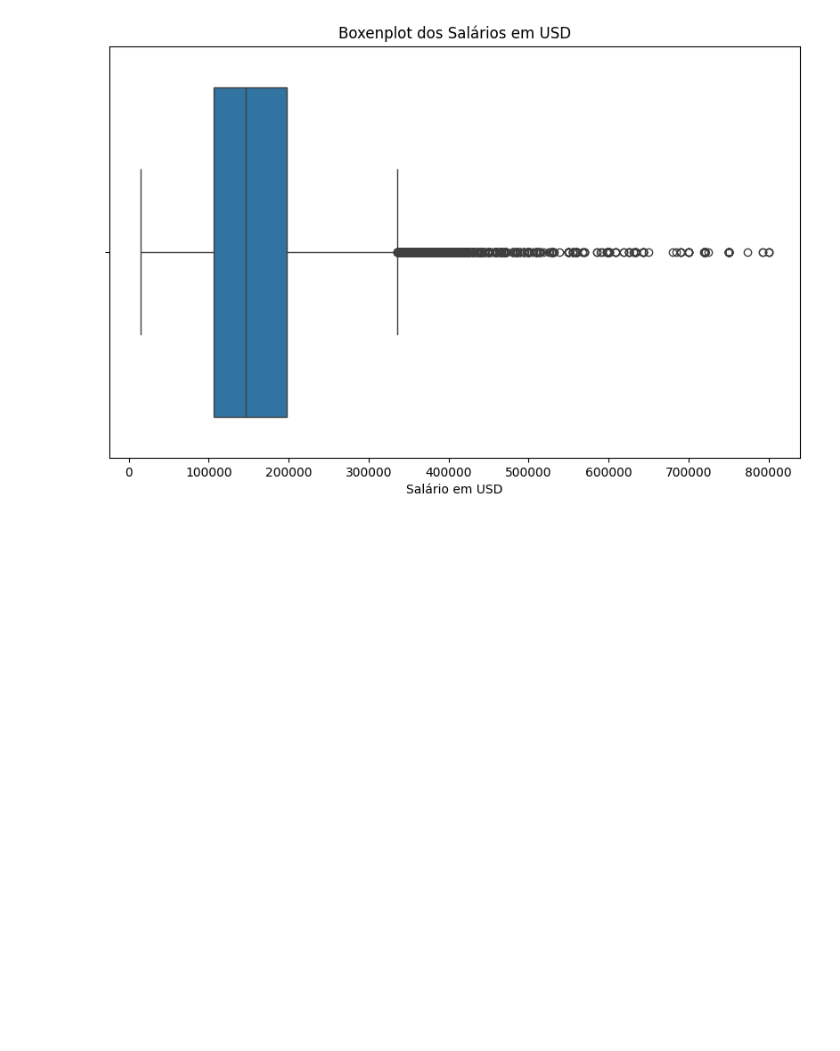
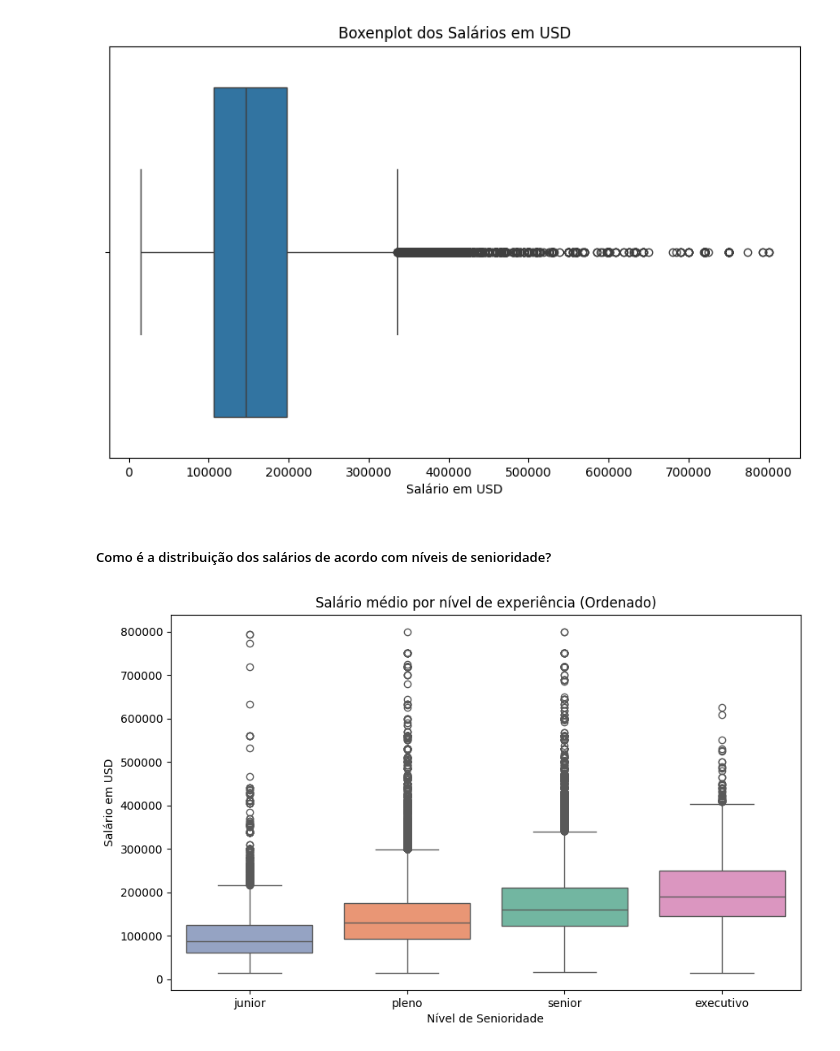
Before and after one commit to TheGabrielVieira/data-jobs-python, a Jupyter notebook: salary_jobs_dev.ipynb, the cells around one changed output. Saved outputs shown, nothing was run; the diff lists cells and outputs as text; code cells hidden in the pictures; blank space fills up the shorter version.

Commit message:
feat: data-visualization-and-save-cleaned-csv

```diff
--- a/salary_jobs_dev.ipynb
+++ b/salary_jobs_dev.ipynb
@@ -490,3 +490,16 @@ plt.xlabel('Salário em USD')
 plt.show()
 # %% [output]
 [figure]
+# %% [markdown]
+##### Como é a distribuição dos salários de acordo com níveis de senioridade?
+# %%
+ordered_seniority = ['junior', 'pleno', 'senior', 'executivo']
+
+plt.figure(figsize=(10, 6))
+sns.boxplot(data=df, x='senioridade', y='usd', order=ordered_seniority, palette='Set2', hue='senioridade')
+plt.title('Salário médio por nível de experiência (Ordenado)')
+plt.xlabel('Nível de Senioridade')
+plt.ylabel('Salário em USD')
+plt.show()
+# %% [output]
+[figure, added]
```
Also changed, not shown: parts of 17 cells of this notebook, 1 other file.
